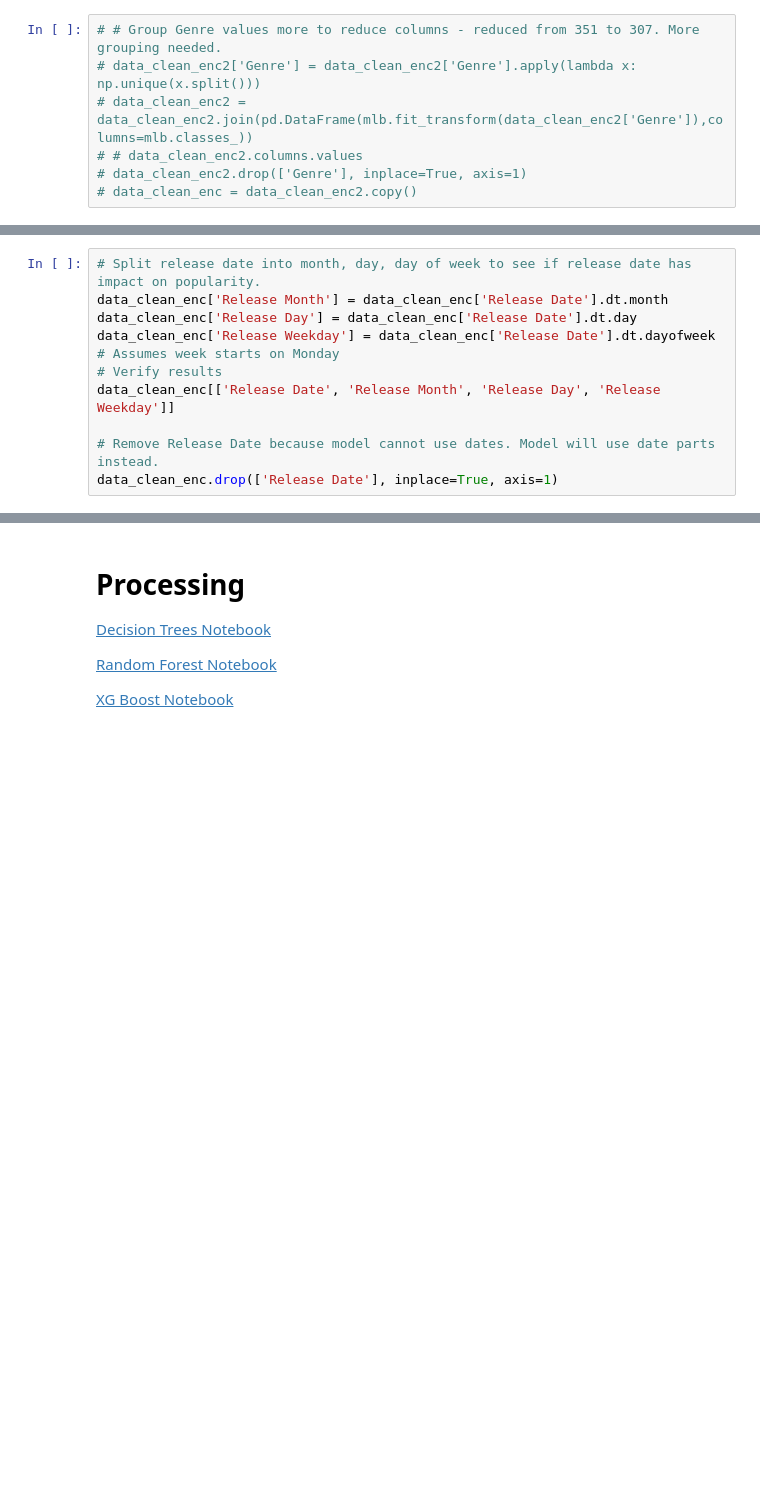
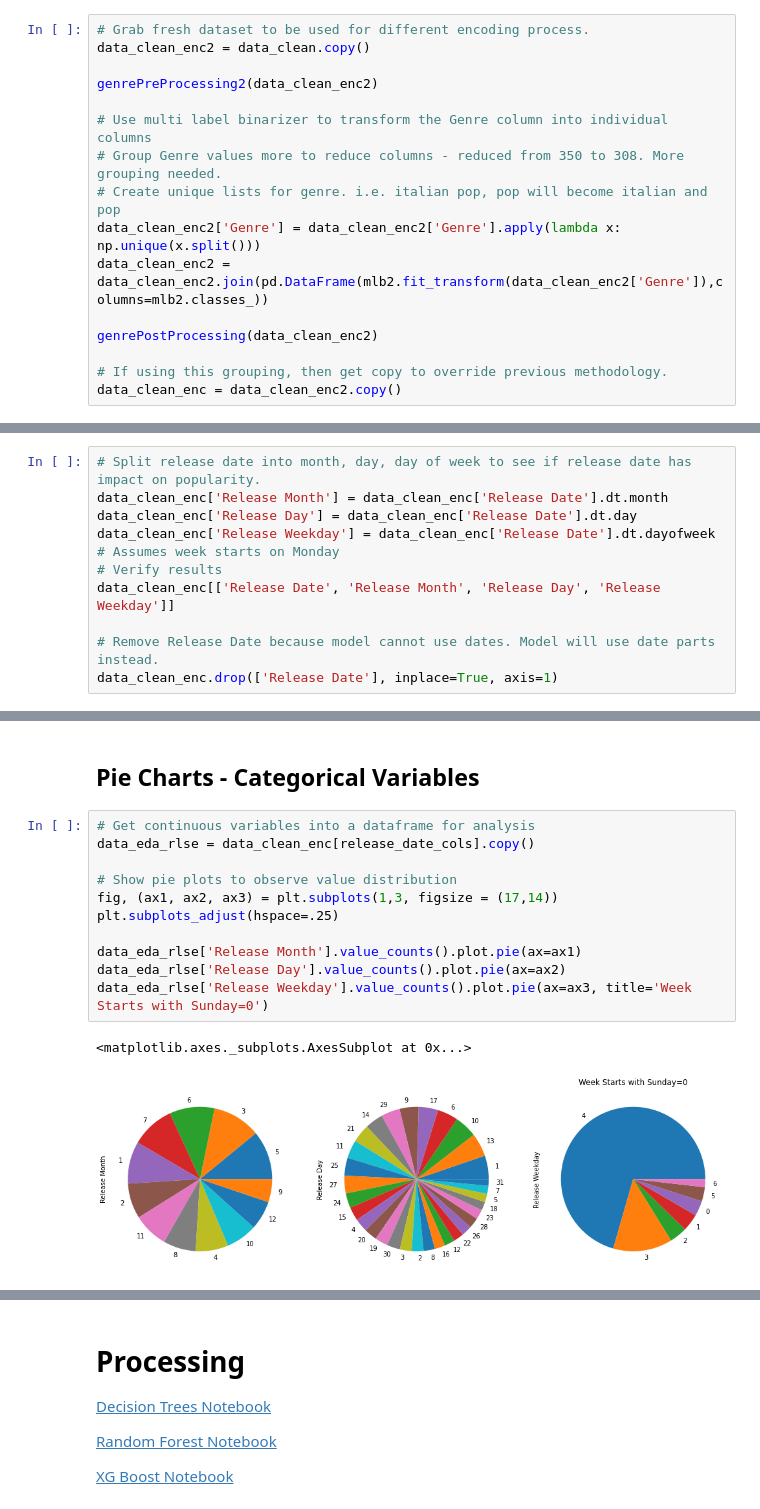
Before and after one commit to cfcastillo/DS-6-Notebooks, a Jupyter notebook: Project_3_Notebook_cfc.ipynb, the cells around one changed output, grey strips where cells are left out. Saved outputs shown, nothing was run; the diff lists cells and outputs as text; blank space fills up the shorter version.

```diff
--- a/Project_3_Notebook_cfc.ipynb
+++ b/Project_3_Notebook_cfc.ipynb
@@ -298,7 +281,16 @@ data_clean_enc2
 # %%
-# # Group Genre values more to reduce columns - reduced from 351 to 307. More grouping needed.
-# data_clean_enc2['Genre'] = data_clean_enc2['Genre'].apply(lambda x: np.unique(x.split()))
-# data_clean_enc2 = data_clean_enc2.join(pd.DataFrame(mlb.fit_transform(data_clean_enc2['Genre']),columns=mlb.classes_))
-# # data_clean_enc2.columns.values
-# data_clean_enc2.drop(['Genre'], inplace=True, axis=1)
-# data_clean_enc = data_clean_enc2.copy()
+# Grab fresh dataset to be used for different encoding process.
+data_clean_enc2 = data_clean.copy()
+
+genrePreProcessing2(data_clean_enc2)
+
+# Use multi label binarizer to transform the Genre column into individual columns
+# Group Genre values more to reduce columns - reduced from 350 to 308. More grouping needed.
+# Create unique lists for genre. i.e. italian pop, pop will become italian and pop
+data_clean_enc2['Genre'] = data_clean_enc2['Genre'].apply(lambda x: np.unique(x.split()))
+data_clean_enc2 = data_clean_enc2.join(pd.DataFrame(mlb2.fit_transform(data_clean_enc2['Genre']),columns=mlb2.classes_))
+
+genrePostProcessing(data_clean_enc2)
+
+# If using this grouping, then get copy to override previous methodology.
+data_clean_enc = data_clean_enc2.copy()
@@ -385,0 +467,16 @@ Name: Release Weekday, dtype: int64
+# %% [markdown]
+## Pie Charts - Categorical Variables
+# %%
+# Get continuous variables into a dataframe for analysis
+data_eda_rlse = data_clean_enc[release_date_cols].copy()
+
+# Show pie plots to observe value distribution
+fig, (ax1, ax2, ax3) = plt.subplots(1,3, figsize = (17,14))
+plt.subplots_adjust(hspace=.25)
+
+data_eda_rlse['Release Month'].value_counts().plot.pie(ax=ax1)
+data_eda_rlse['Release Day'].value_counts().plot.pie(ax=ax2)
+data_eda_rlse['Release Weekday'].value_counts().plot.pie(ax=ax3, title='Week Starts with Sunday=0')
+# %% [output]
+<matplotlib.axes._subplots.AxesSubplot at 0x...>
+[figure, added]
```
Also changed, not shown: parts of 51 cells of this notebook.
